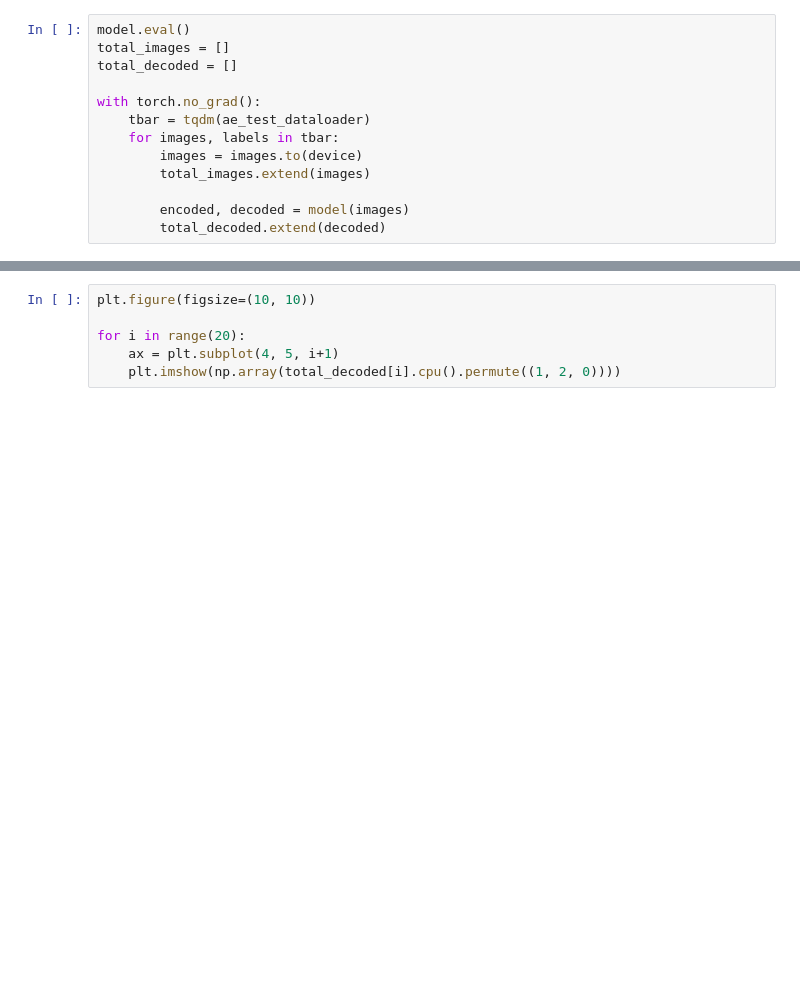
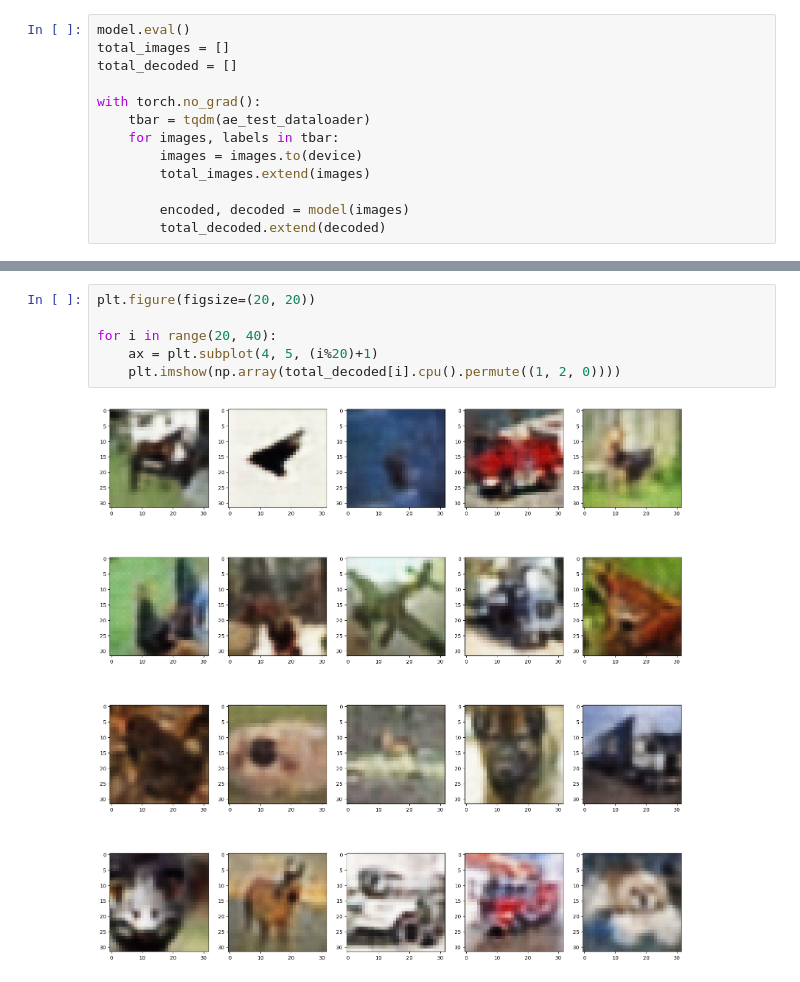
Before and after one commit to greedjar74/upstage_AI_Lab, a Jupyter notebook: practice/pytorch/wandb/CIFAR_CNN.ipynb, the cells around one changed output, grey strips where cells are left out. Drawn from its saved outputs; the diff is of its cells as text; blank space fills up the shorter version.

```diff
--- a/practice/pytorch/wandb/CIFAR_CNN.ipynb
+++ b/practice/pytorch/wandb/CIFAR_CNN.ipynb
@@ -642,6 +642,8 @@ for i in range(20):
 # %%
-plt.figure(figsize=(10, 10))
+plt.figure(figsize=(20, 20))
 
-for i in range(20):
-    ax = plt.subplot(4, 5, i+1)
+for i in range(20, 40):
+    ax = plt.subplot(4, 5, (i%20)+1)
     plt.imshow(np.array(total_decoded[i].cpu().permute((1, 2, 0))))
+# %% [output]
+[figure, added]
```
Also changed, not shown: parts of 1 cell of this notebook, 11 other files.
